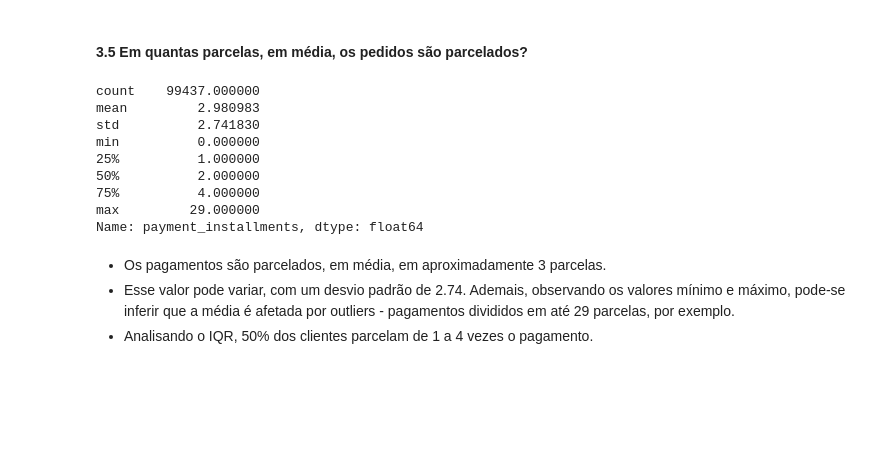
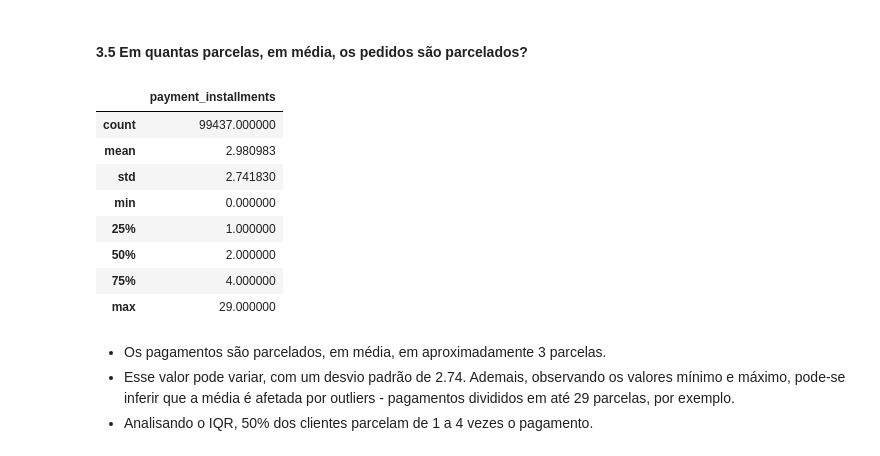
Before and after one commit to allmeidaapedro/Olist-Analysis, a Jupyter notebook: eda.ipynb, the cells around one changed output. Cells and saved outputs as stored; diff of their text form; code cells hidden in the pictures; blank space fills up the shorter version.

```diff
--- a/eda.ipynb
+++ b/eda.ipynb
@@ -666,17 +666,17 @@ Aparentemente este outlier não representa informação inconsistente, apenas um
 # %% [markdown]
 #### 3.5 Em quantas parcelas, em média, os pedidos são parcelados?
 # %%
-order_data['payment_installments'].describe()
+order_data['payment_installments'].describe().to_frame()
 # %% [output]
-count    99437.000000
-mean         2.980983
-std          2.741830
-min          0.000000
-25%          1.000000
-50%          2.000000
-75%          4.000000
-max         29.000000
-Name: payment_installments, dtype: float64
+|  | payment_installments |
+| count | 99437.000000 |
+| mean | 2.980983 |
+| std | 2.741830 |
+| min | 0.000000 |
+| 25% | 1.000000 |
+| 50% | 2.000000 |
+| 75% | 4.000000 |
+| max | 29.000000 |
 # %% [markdown]
 - Os pagamentos são parcelados, em média, em aproximadamente 3 parcelas.
 - Esse valor pode variar, com um desvio padrão de 2.74. Ademais, observando os valores mínimo e máximo, pode-se inferir que a média é afetada por outliers - pagamentos divididos em até 29 parcelas, por exemplo.
```
Also changed, not shown: parts of 6 cells of this notebook.
